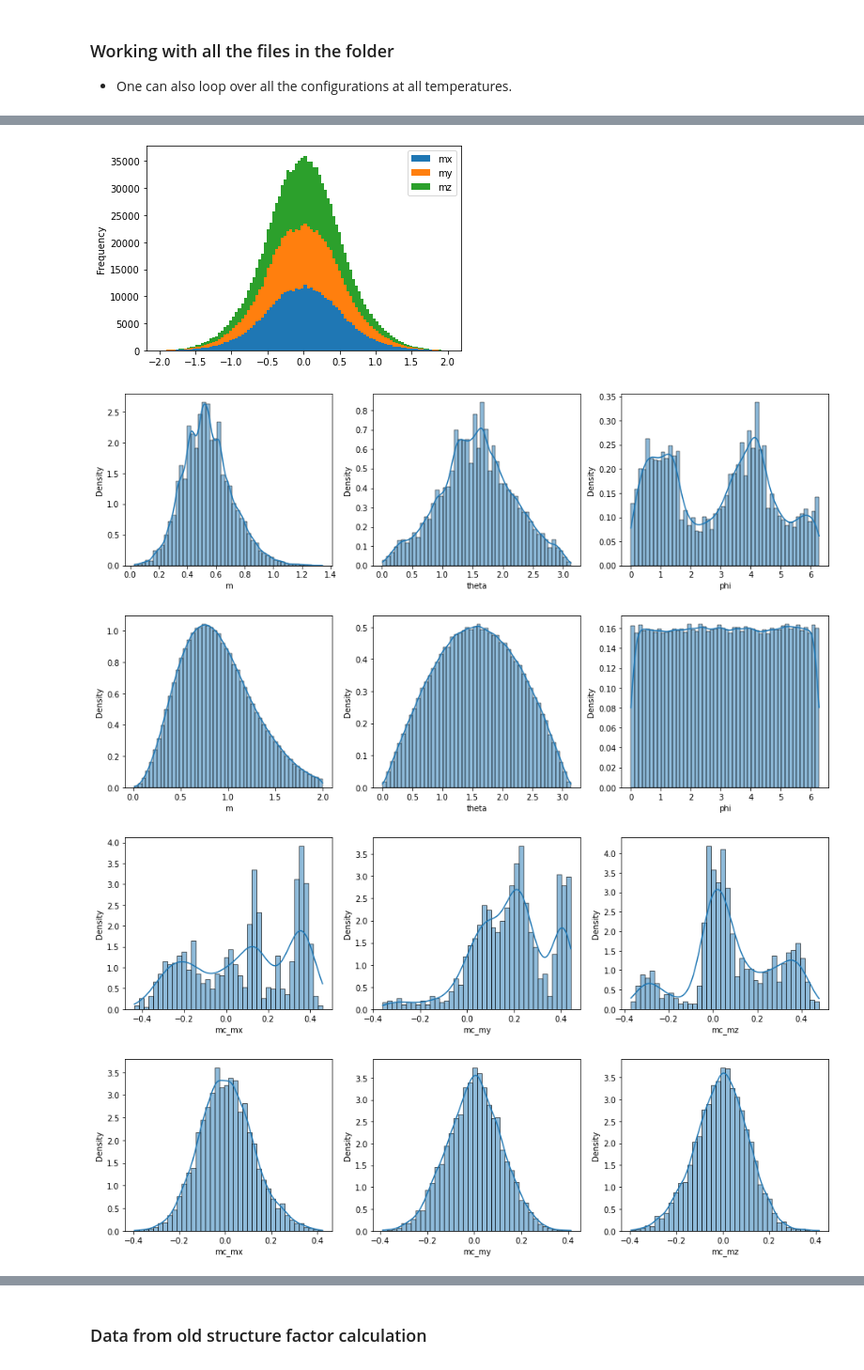
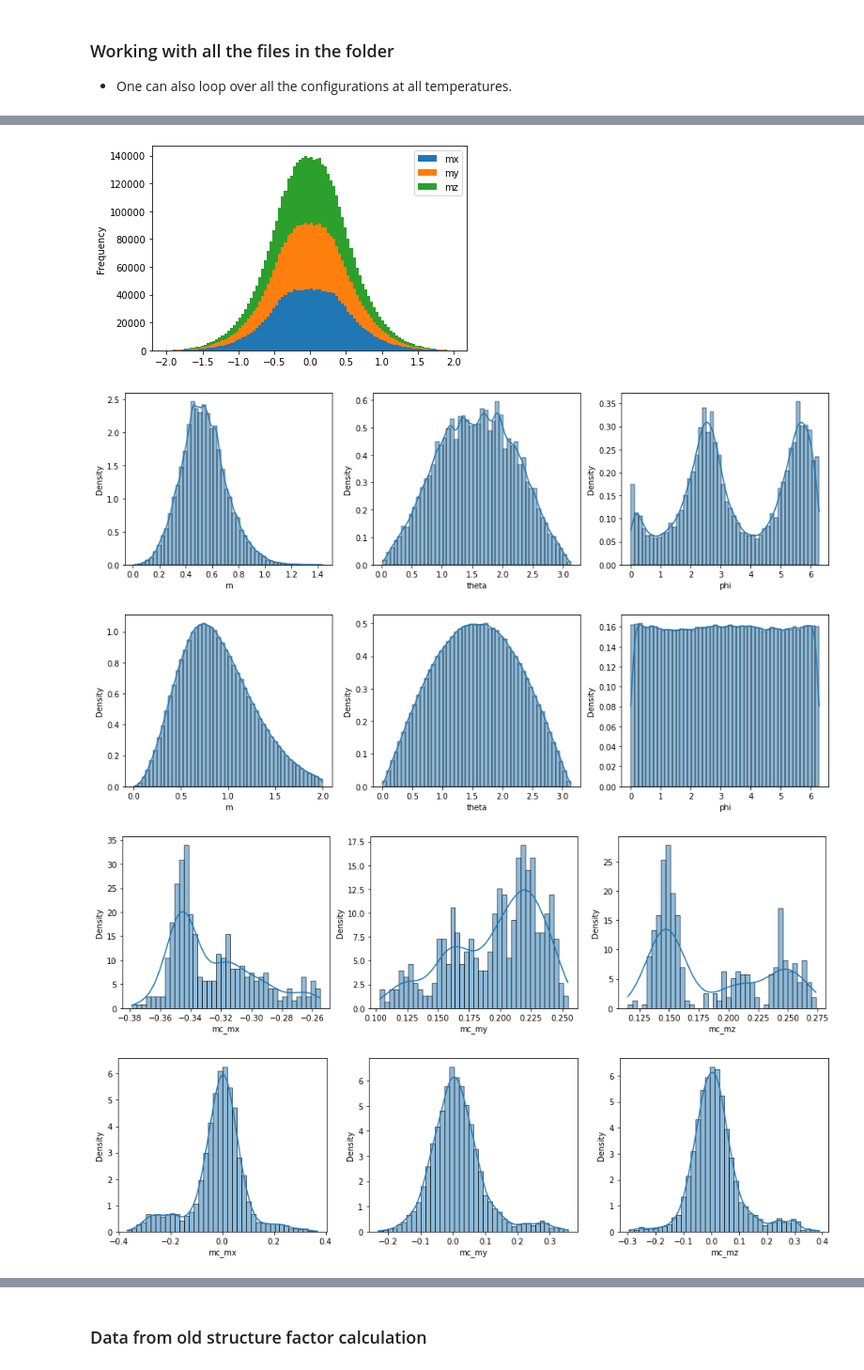
Before and after one commit to Shashi1a/tca_ptca, a Jupyter notebook: spinspincorr.ipynb, the cells around one changed output, grey strips where cells are left out. Shown at 94% size. Cells and saved outputs as stored; diff of their text form; code cells hidden in the pictures.

```diff
--- a/spinspincorr.ipynb
+++ b/spinspincorr.ipynb
@@ -435,8 +435,8 @@ fig.show()
 * One can also loop over all the configurations at all temperatures.
 # %%
 df_m,df_comp,df_mc = pd.DataFrame(),pd.DataFrame(),pd.DataFrame()
-L=12
-fp='./'
+L=24
+fp = './trialdata/L24/int6.0/anything624096/'
 loopobj = StructureFactor(L,filepath=fp)
 
 loopobj.getFile()
@@ -492,19 +512,19 @@ plt.show()
 df_comp.iloc[:, 1:].plot(kind='hist',stacked=True,bins=100,)
 plt.show()
 # %% [output]
-[figure, old version]
+[figure, new version]
 # %%
 plothist(df_m[df_m.temp<=0.04],'m','theta','phi',nbins=50)
 plothist(df_m[df_m.temp>0.04], 'm', 'theta', 'phi', nbins=50)
 # %% [output]
-[figure, old version]
+[figure, new version]
-[figure, old version]
+[figure, new version]
 # %%
-plothist(df_mc[df_mc.temp<=0.05],'mc_mx','mc_my','mc_mz',40)
-plothist(df_mc[df_mc.temp>0.05],'mc_mx','mc_my','mc_mz',40)
+plothist(df_mc[df_mc.temp<0.03],'mc_mx','mc_my','mc_mz',40)
+plothist(df_mc[df_mc.temp>0.02],'mc_mx','mc_my','mc_mz',40)
 # %% [output]
-[figure, old version]
+[figure, new version]
-[figure, old version]
+[figure, new version]
 # %%
 #boxplot(df_m,'temp','theta')
 #boxplot(df_m,'temp','phi')
```
Also changed, not shown: parts of 6 cells of this notebook, 1 other file.
